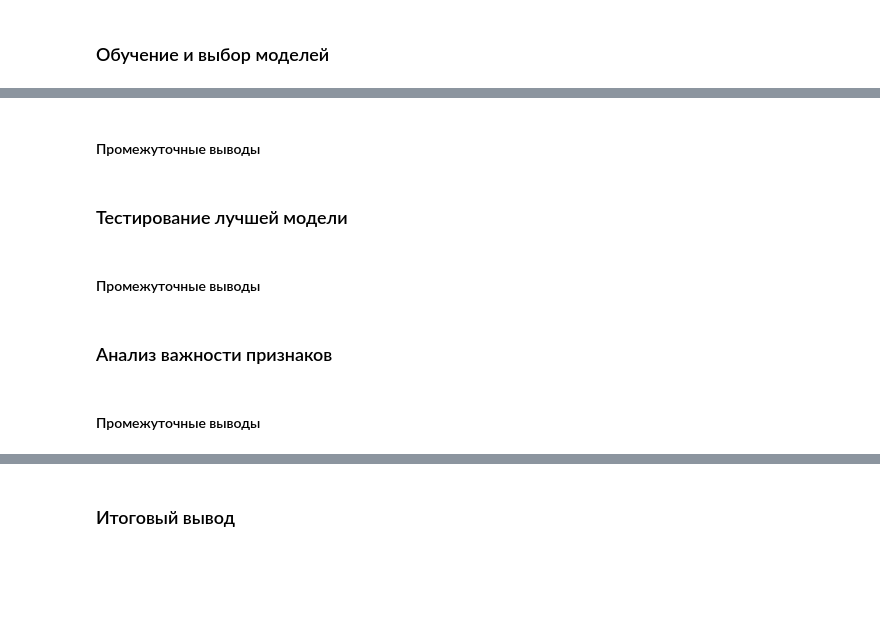
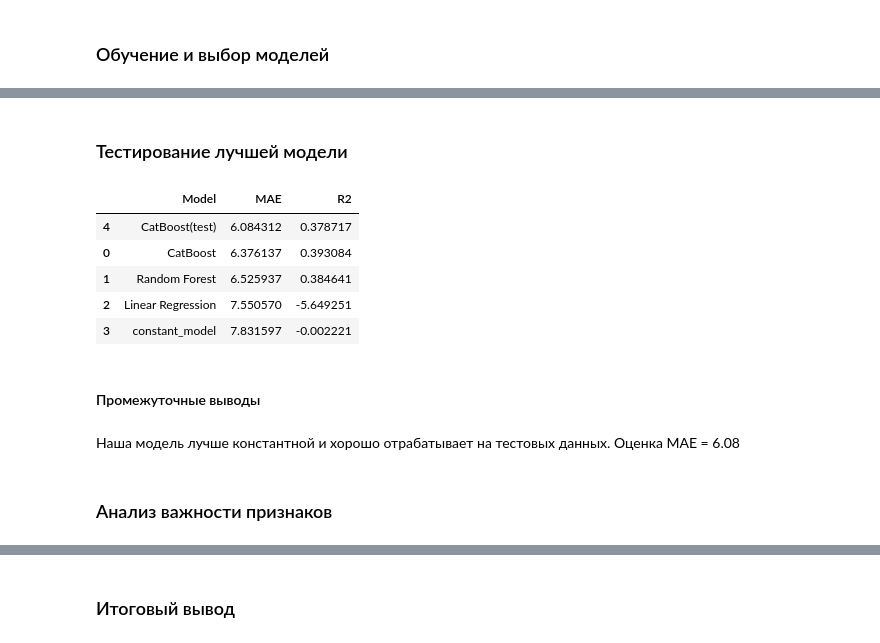
Before and after one commit to AleksTurov/Data-Science, a Jupyter notebook: industry_steel/industry_steel.ipynb, the cells around one changed output, grey strips where cells are left out. Cells and saved outputs as stored; diff of their text form; code cells hidden in the pictures; blank space fills up the shorter version.

```diff
--- a/industry_steel/industry_steel.ipynb
+++ b/industry_steel/industry_steel.ipynb
@@ -934,0 +1010,15 @@ plt.show()
+# %%
+# Создаем и обучаем константную модель
+constant_model = DummyRegressor(strategy='median')
+constant_model.fit(features_train, target_train)
+
+# Получаем предсказания константной модели на тестовом наборе
+constant_predictions = constant_model.predict(features_test)
+
+# Вычисляем метрики для константной модели
+constant_mae = mean_absolute_error(target_test, constant_predictions)
+constant_r2 = r2_score(target_test, constant_predictions)
+
+# Выводим метрики
+print(constant_mae)
+print(constant_r2)
@@ -934,0 +1028,8 @@ plt.show()
+# %%
+results = results.append({"Model": "constant_model",
+                        "MAE": constant_mae,
+                        "R2": constant_r2},
+                        ignore_index=True)
+results = results.sort_values(by="MAE", ascending=True)
+
+results
@@ -934,0 +1042,2 @@ plt.show()
+# %% [markdown]
+### Тестирование лучшей модели
@@ -935,10 +1062,15 @@ plt.show()
+# %%
+results
+# %% [output]
+|  | Model | MAE | R2 |
+| 4 | CatBoost(test) | 6.084312 | 0.378717 |
+| 0 | CatBoost | 6.376137 | 0.393084 |
+| 1 | Random Forest | 6.525937 | 0.384641 |
+| 2 | Linear Regression | 7.550570 | -5.649251 |
+| 3 | constant_model | 7.831597 | -0.002221 |
 # %% [markdown]
 #### Промежуточные выводы
-# %% [markdown]
-### Тестирование лучшей модели
-# %% [markdown]
-#### Промежуточные выводы
+# %% [markdown]
+Наша модель лучше константной и хорошо отрабатывает на тестовых данных. Оценка MAE = 6.08
 # %% [markdown]
 ### Анализ важности признаков
-# %% [markdown]
-#### Промежуточные выводы
```
Also changed, not shown: parts of 24 cells of this notebook, 9 other files.
